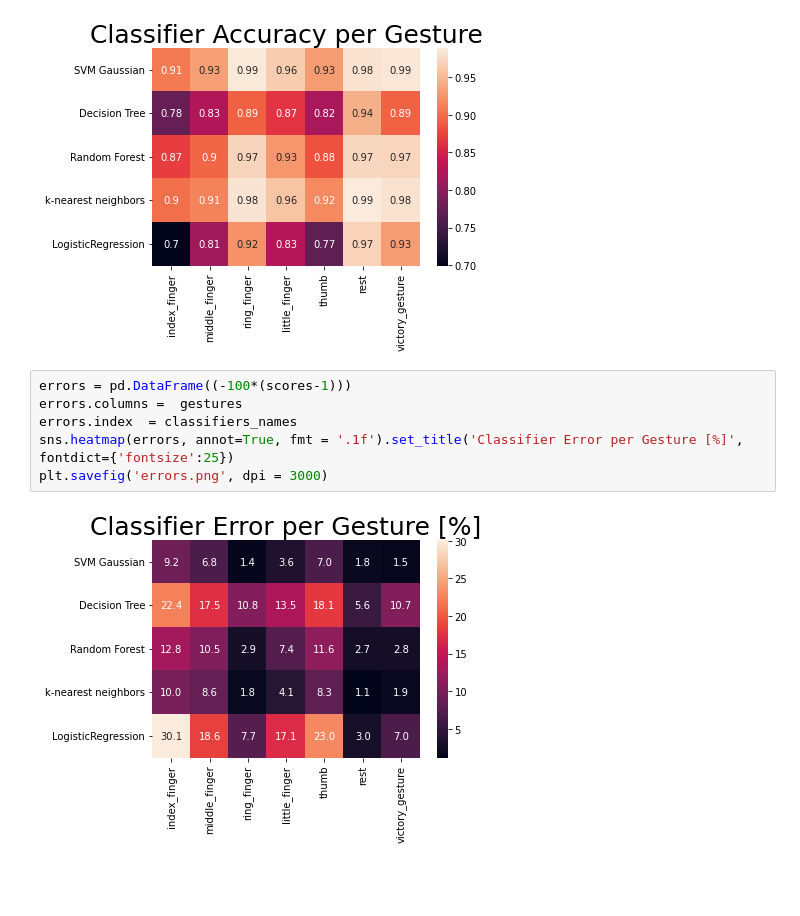
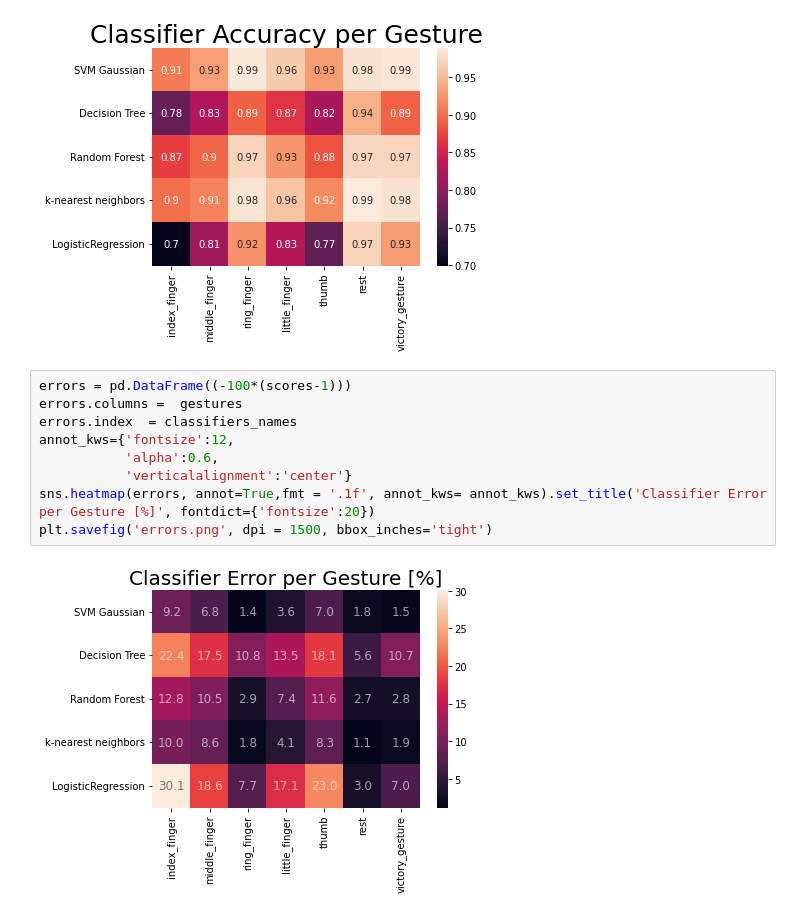
Before and after one commit to periclesrialto/PatternRecognition, a Jupyter notebook: EMG_Signal_Study.ipynb, the cells around one changed output. Drawn from its saved outputs; the diff is of its cells as text; blank space fills up the shorter version.

```diff
--- a/EMG_Signal_Study.ipynb
+++ b/EMG_Signal_Study.ipynb
@@ -1020,8 +1020,11 @@ Text(0.5, 1.0, 'Classifier Accuracy per Gesture')
 # %%
 errors = pd.DataFrame((-100*(scores-1)))
 errors.columns =  gestures
 errors.index  = classifiers_names
-sns.heatmap(errors, annot=True, fmt = '.1f').set_title('Classifier Error per Gesture [%]', fontdict={'fontsize':25})
-plt.savefig('errors.png', dpi = 3000)
+annot_kws={'fontsize':12,
+           'alpha':0.6,
+           'verticalalignment':'center'}
+sns.heatmap(errors, annot=True,fmt = '.1f', annot_kws= annot_kws).set_title('Classifier Error per Gesture [%]', fontdict={'fontsize':20})
+plt.savefig('errors.png', dpi = 1500, bbox_inches='tight')
 # %% [output]
-[figure, old version]
+[figure, new version]
```
